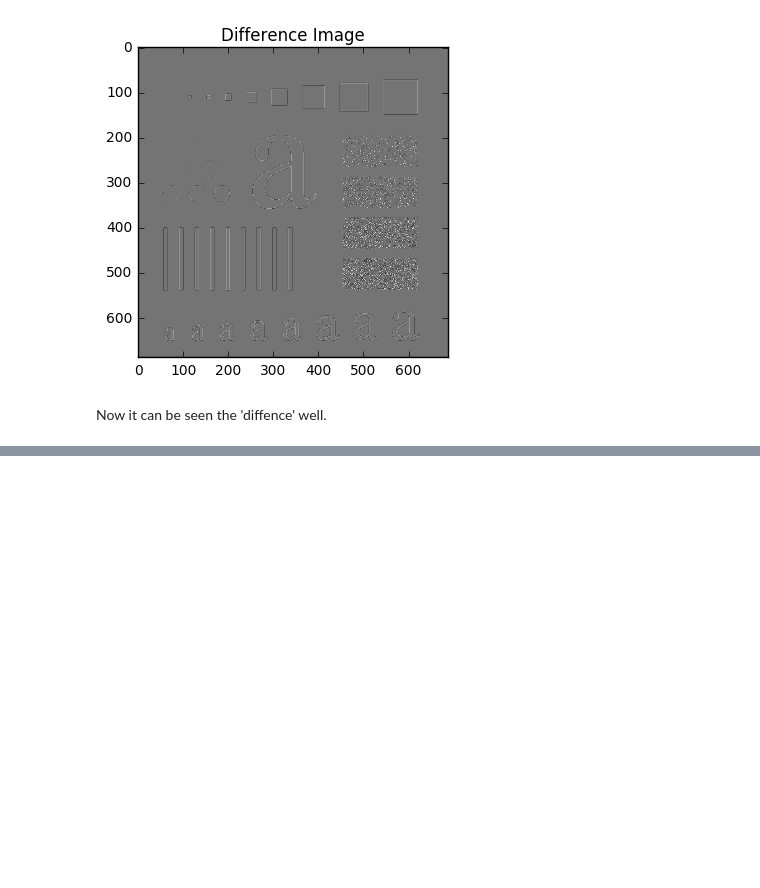
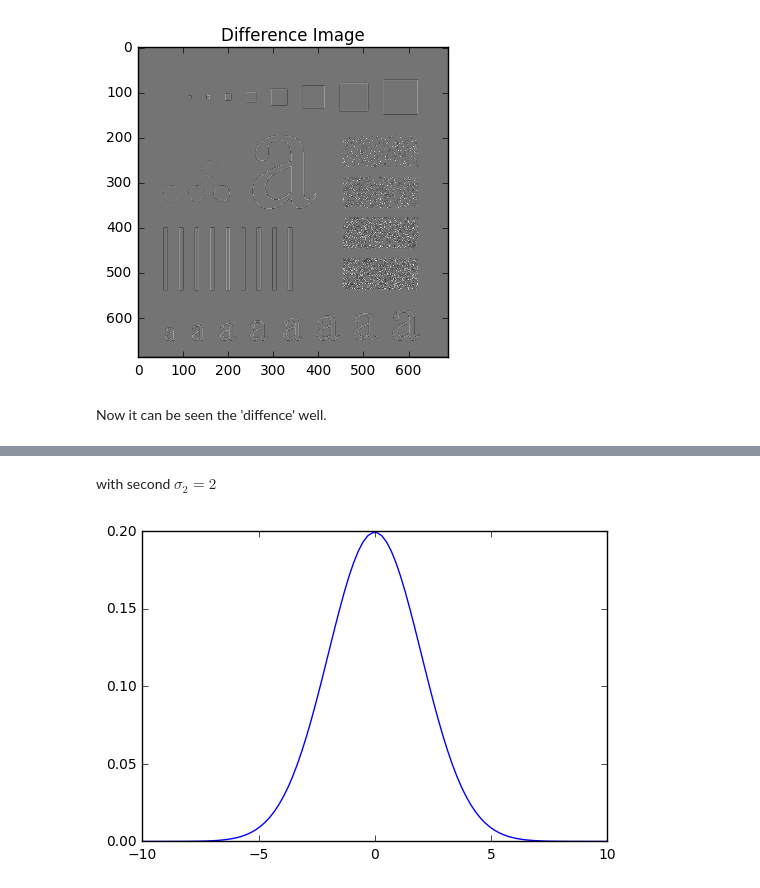
Before and after one commit to henniekim/digital_image_processing, a Jupyter notebook: filter.ipynb, the cells around one changed output, grey strips where cells are left out. Saved outputs shown, nothing was run; the diff lists cells and outputs as text; code cells hidden in the pictures; blank space fills up the shorter version.

```diff
--- a/filter.ipynb
+++ b/filter.ipynb
@@ -97,0 +144,8 @@ Now it can be seen the 'diffence' well.
+# %% [markdown]
+with second $\sigma_{2} = 2$
+# %%
+sigma2 = 2
+plt.plot(x,mlab.normpdf(x, average, sigma2))
+plt.show()
+# %% [output]
+[figure, added]
```
Also changed, not shown: parts of 28 cells of this notebook.
